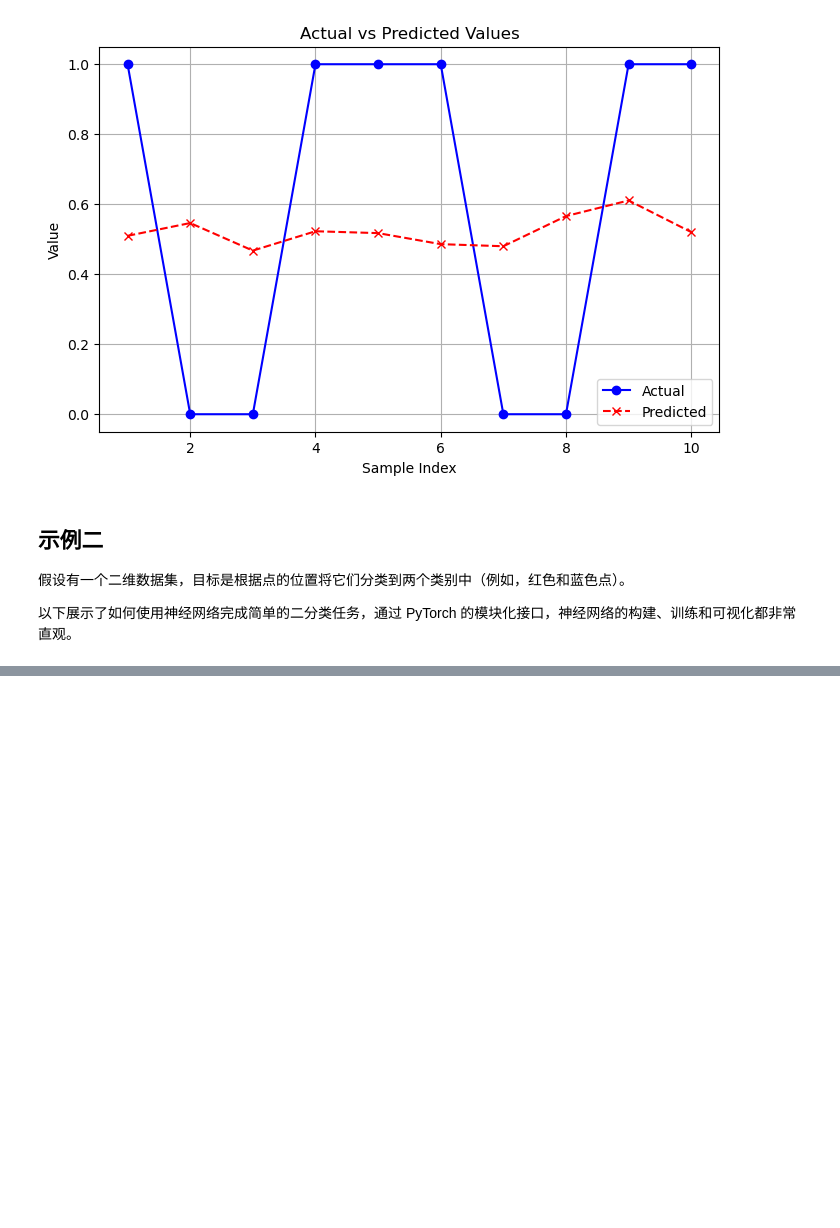
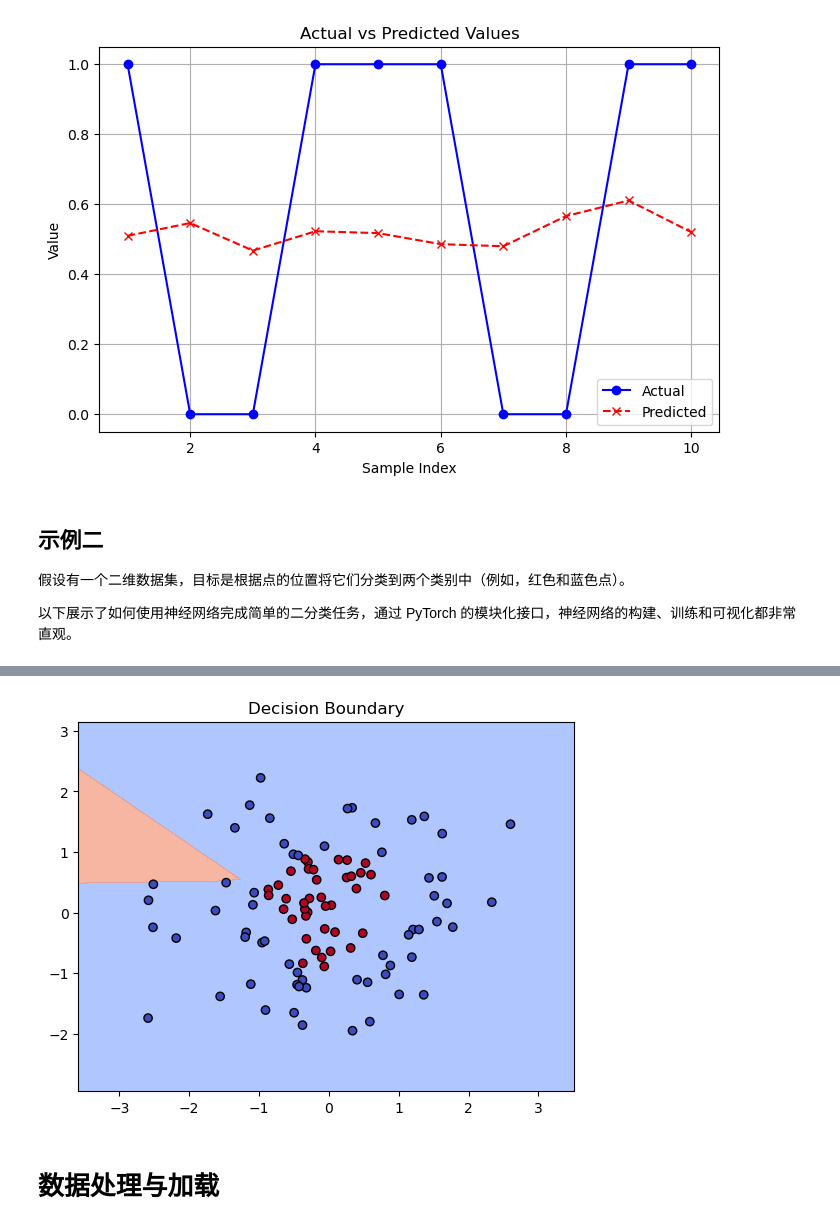
Before and after one commit to floaritay/floaritay.github.io, a Jupyter notebook: DeepLearing/PyTorch.ipynb, the cells around one changed output, grey strips where cells are left out. Drawn from its saved outputs; the diff is of its cells as text; code cells hidden in the pictures; blank space fills up the shorter version.

```diff
--- a/DeepLearing/PyTorch.ipynb
+++ b/DeepLearing/PyTorch.ipynb
@@ -852,0 +1049,18 @@ plt.show()
+# %%
+# 可视化决策边界
+def plot_decision_boundary(model, data):
+    x_min, x_max = data[:, 0].min() - 1, data[:, 0].max() + 1
+    y_min, y_max = data[:, 1].min() - 1, data[:, 1].max() + 1
+    xx, yy = torch.meshgrid(torch.arange(x_min, x_max, 0.1), torch.arange(y_min, y_max, 0.1), indexing='ij')
+    grid = torch.cat([xx.reshape(-1, 1), yy.reshape(-1, 1)], dim=1)
+    predictions = model(grid).detach().numpy().reshape(xx.shape)
+    plt.contourf(xx, yy, predictions, levels=[0, 0.5, 1], cmap='coolwarm', alpha=0.7)
+    plt.scatter(data[:, 0], data[:, 1], c=labels.squeeze(), cmap='coolwarm', edgecolors='k')
+    plt.title("Decision Boundary")
+    plt.show()
+
+plot_decision_boundary(model, data)
+# %% [output]
+[figure, added]
+# %% [markdown]
+# 数据处理与加载
```
Also changed, not shown: parts of 44 cells of this notebook, 3 other files.
